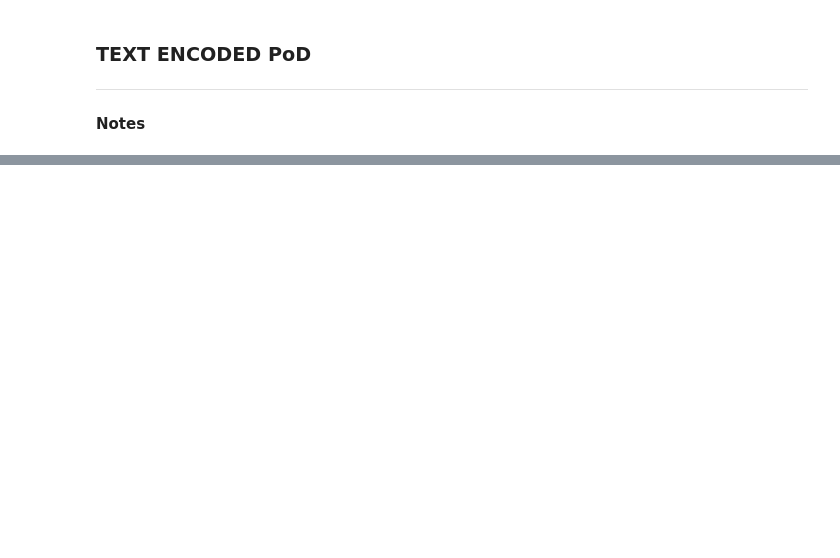
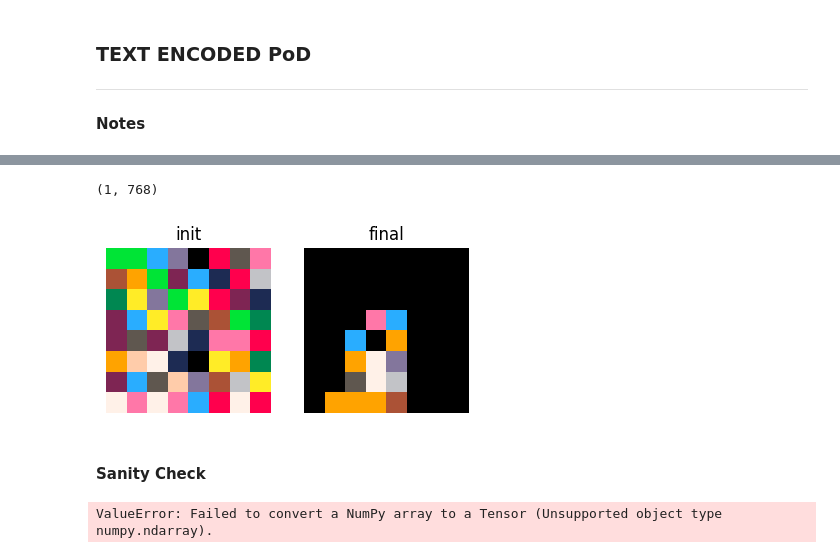
Before and after one commit to MasterMilkX/BMO_chatbot_prototype, a Jupyter notebook: Experimental_Notebooks/sprite_pod.ipynb, the cells around one changed output, grey strips where cells are left out. Cells and saved outputs as stored; diff of their text form; code cells hidden in the pictures; blank space fills up the shorter version.

```diff
--- a/Experimental_Notebooks/sprite_pod.ipynb
+++ b/Experimental_Notebooks/sprite_pod.ipynb
@@ -455,0 +664,23 @@ Detected at node 'sequential/flatten/Reshape' defined at (most recent call last)
+# %%
+if EXPERIMENT == "text_enc":
+
+    if CONFIGS["text_enc"]["NEW_TRAIN_DAT"]:
+        # make the training data
+        goal_spr_char = pico_char_dat.copy()
+        goal_enc_char = pico_char_labels_emb.copy()
+        train_dat = tepod.make_train_dat(goal_spr_char,goal_enc_char,num_noise_spr=(len(goal_spr_char)*10))
+
+        # ninja turtle set
+        # turtle_spr_char = pico_char_dat[30:34]
+        # showMultiSprPalette(turtle_spr_char)
+        # train_dat = npod.make_train_dat(turtle_spr_char,num_noise_spr=(len(turtle_spr_char)*100))
+
+        print(len(train_dat))
+        print(train_dat[0][0].shape,train_dat[0][1].shape,train_dat[0][2])
+
+        # export as .npy file
+        np.save(CONFIGS["text_enc"]["TRAIN_DAT_PATH"],train_dat)
+    else:
+        # import the training data
+        train_dat = np.load(CONFIGS['text_enc']["TRAIN_DAT_PATH"],allow_pickle=True)
+        print(len(train_dat))
@@ -455,0 +689,8 @@ Detected at node 'sequential/flatten/Reshape' defined at (most recent call last)
+# %%
+# train or import the model
+if EXPERIMENT == "text_enc":
+    if CONFIGS["text_enc"]["TRAIN_TEPOD"]:
+        tepod.trainPoD(train_dat,EPOCHS=GEN_CONF['EPOCHS'],BATCH_SIZE=GEN_CONF['BATCH_SIZE'],show_acc=True)
+        tepod.exportModel(CONFIGS["text_enc"]["TEPOD_MODEL"])
+    else:
+        tepod.importModel(CONFIGS["text_enc"]["TEPOD_MODEL"])
@@ -455,0 +715,22 @@ Detected at node 'sequential/flatten/Reshape' defined at (most recent call last)
+# %%
+
+TEXT = "a white duck with blue feet"
+# show the output from repairing a noise sprite
+if EXPERIMENT == "text_enc":
+    init_spr, cur_spr, anims = tepod.repair(TEXT,mod_iter='rand',num_iter=256,animate=True)
+    showMultiSprPalette([init_spr,cur_spr],textArr=['init','final'])
+
+    # save the animation
+    animatePal(anims,f"../prelim_output/pod_anim/tepod_{GEN_CONF['EPOCHS']}e_w{GEN_CONF['WINDOW']}-blue_foot_duck.gif",fps=32,textArr=[f"Iter: {i}" for i in range(len(anims))])
+# %% [output]
+(1, 768)
+[figure, added]
+# %% [markdown]
+#### Sanity Check
+# %%
+x = np.array([init_spr,sentEmb(TEXT)])
+x = tf.cast(x,tf.float32)
+# print(x)
+tepod.pod_model.predict(x)
+# %% [output]
+ValueError: Failed to convert a NumPy array to a Tensor (Unsupported object type numpy.ndarray).
```
Also changed, not shown: parts of 14 cells of this notebook, 12 other files.
